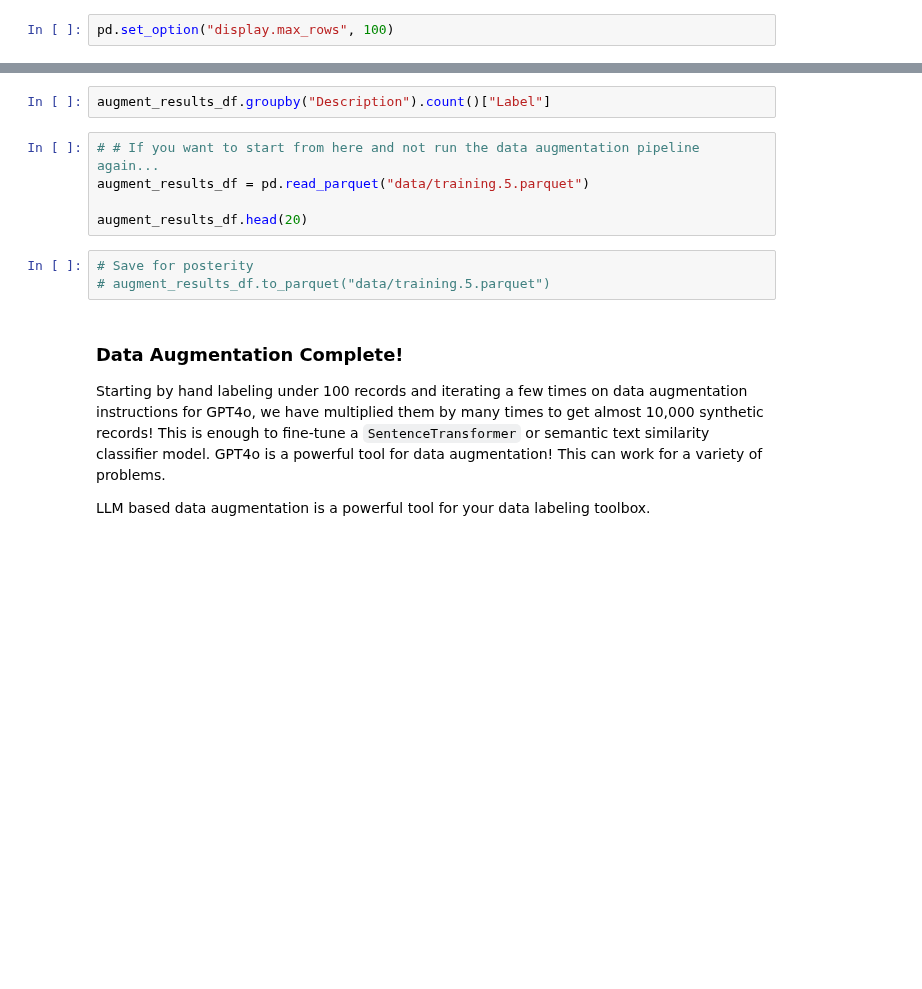
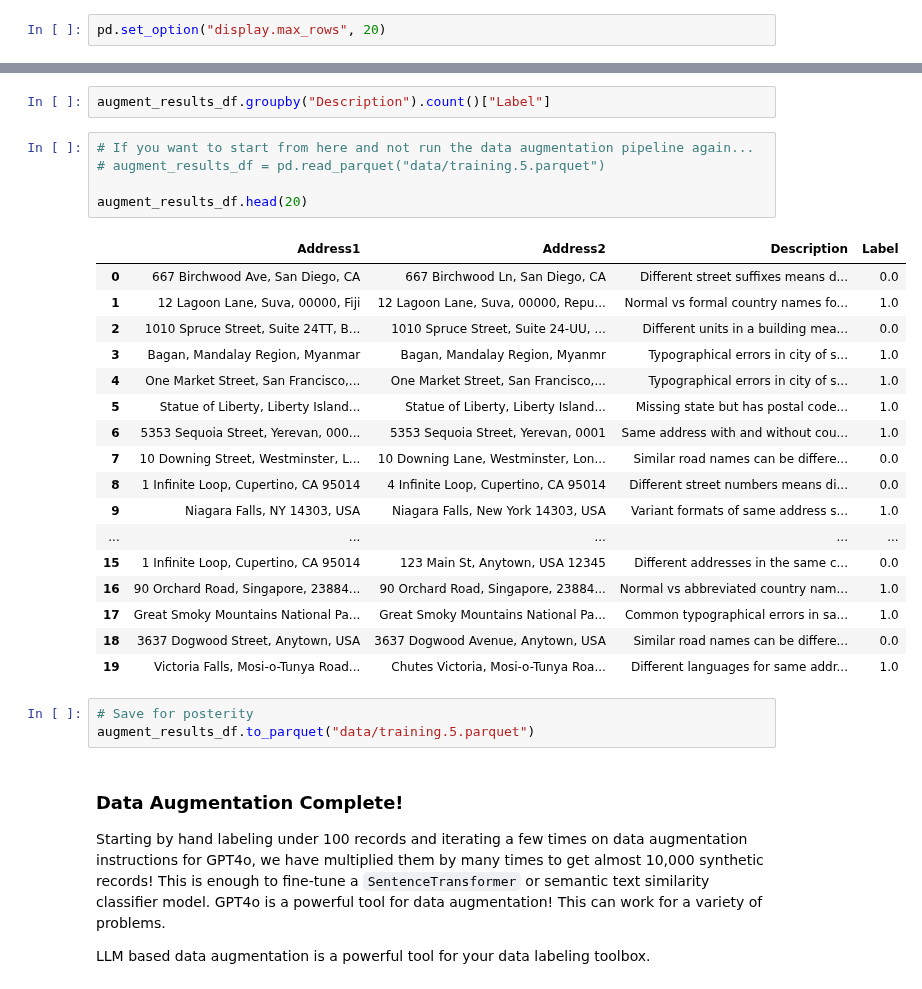
Before and after one commit to rjurney/libpostal-reborn, a Jupyter notebook: Address Matching Deep Dive.ipynb, the cells around one changed output, grey strips where cells are left out. Saved outputs shown, nothing was run; the diff lists cells and outputs as text; blank space fills up the shorter version.

```diff
--- a/Address Matching Deep Dive.ipynb
+++ b/Address Matching Deep Dive.ipynb
@@ -93,7 +93,7 @@ os.environ["TOKENIZERS_PARALLELISM"] = "false"
 # %% [markdown]
 #### Configure Pandas to Show More Rows
 # %%
-pd.set_option("display.max_rows", 100)
+pd.set_option("display.max_rows", 20)
 # %% [markdown]
 ### Use CUDA or MPS if Avaialable
 
@@ -836,13 +996,31 @@ At one point the model generated 50K examples of one type because my iteration o
 # %%
 augment_results_df.groupby("Description").count()["Label"]
 # %%
-# # If you want to start from here and not run the data augmentation pipeline again...
-augment_results_df = pd.read_parquet("data/training.5.parquet")
+# If you want to start from here and not run the data augmentation pipeline again...
+# augment_results_df = pd.read_parquet("data/training.5.parquet")
 
 augment_results_df.head(20)
+# %% [output]
+|  | Address1 | Address2 | Description | Label |
+| 0 | 667 Birchwood Ave, San Diego, CA | 667 Birchwood Ln, San Diego, CA | Different street suffixes means d... | 0.0 |
+| 1 | 12 Lagoon Lane, Suva, 00000, Fiji | 12 Lagoon Lane, Suva, 00000, Repu... | Normal vs formal country names fo... | 1.0 |
+| 2 | 1010 Spruce Street, Suite 24TT, B... | 1010 Spruce Street, Suite 24-UU, ... | Different units in a building mea... | 0.0 |
+| 3 | Bagan, Mandalay Region, Myanmar | Bagan, Mandalay Region, Myanmr | Typographical errors in city of s... | 1.0 |
+| 4 | One Market Street, San Francisco,... | One Market Street, San Francisco,... | Typographical errors in city of s... | 1.0 |
+| 5 | Statue of Liberty, Liberty Island... | Statue of Liberty, Liberty Island... | Missing state but has postal code... | 1.0 |
+| 6 | 5353 Sequoia Street, Yerevan, 000... | 5353 Sequoia Street, Yerevan, 0001 | Same address with and without cou... | 1.0 |
+| 7 | 10 Downing Street, Westminster, L... | 10 Downing Lane, Westminster, Lon... | Similar road names can be differe... | 0.0 |
+| 8 | 1 Infinite Loop, Cupertino, CA 95014 | 4 Infinite Loop, Cupertino, CA 95014 | Different street numbers means di... | 0.0 |
+| 9 | Niagara Falls, NY 14303, USA | Niagara Falls, New York 14303, USA | Variant formats of same address s... | 1.0 |
+| ... | ... | ... | ... | ... |
+| 15 | 1 Infinite Loop, Cupertino, CA 95014 | 123 Main St, Anytown, USA 12345 | Different addresses in the same c... | 0.0 |
+| 16 | 90 Orchard Road, Singapore, 23884... | 90 Orchard Road, Singapore, 23884... | Normal vs abbreviated country nam... | 1.0 |
+| 17 | Great Smoky Mountains National Pa... | Great Smoky Mountains National Pa... | Common typographical errors in sa... | 1.0 |
+| 18 | 3637 Dogwood Street, Anytown, USA | 3637 Dogwood Avenue, Anytown, USA | Similar road names can be differe... | 0.0 |
+| 19 | Victoria Falls, Mosi-o-Tunya Road... | Chutes Victoria, Mosi-o-Tunya Roa... | Different languages for same addr... | 1.0 |
 # %%
 # Save for posterity
-# augment_results_df.to_parquet("data/training.5.parquet")
+augment_results_df.to_parquet("data/training.5.parquet")
 # %% [markdown]
 ### Data Augmentation Complete!
 
```
Also changed, not shown: parts of 78 cells of this notebook.
